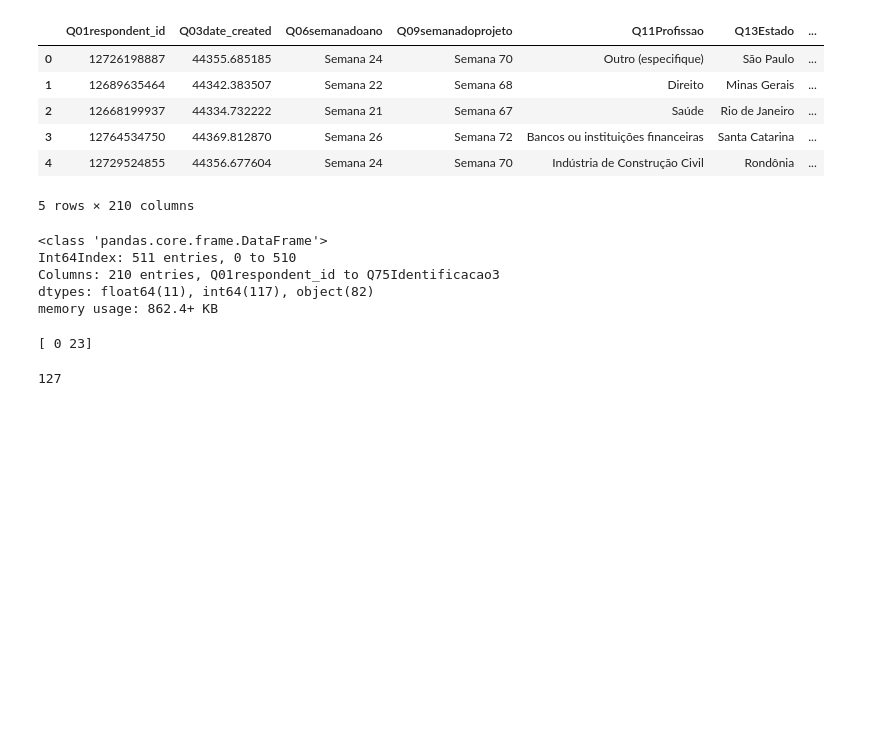
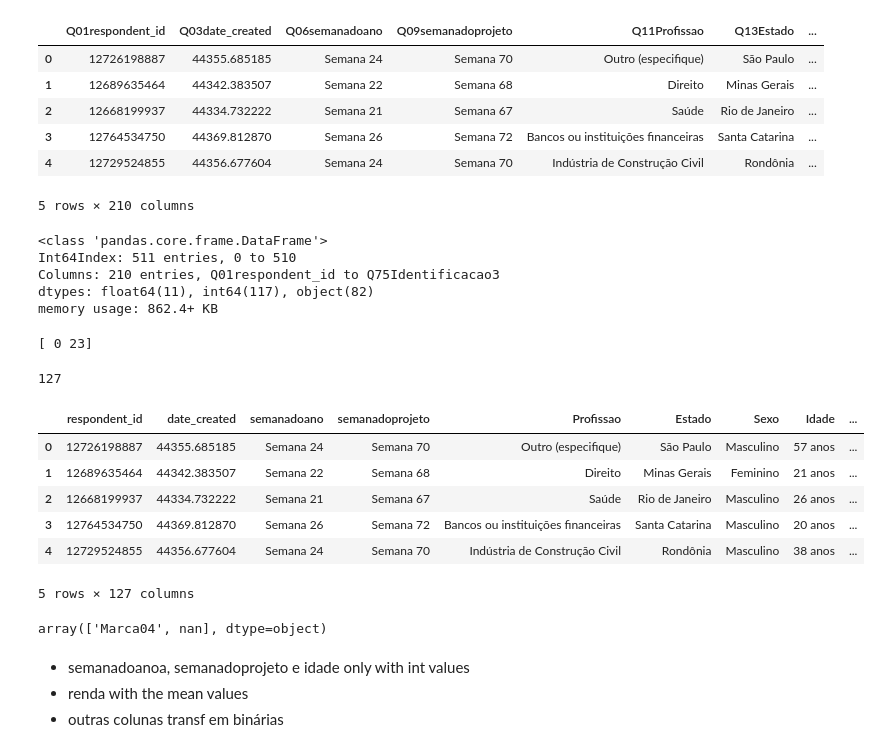
Before and after one commit to carolvieirav/Case_ILUMEO, a Jupyter notebook: Case_ILUMEO.ipynb, the cells around one changed output. Cells and saved outputs as stored; diff of their text form; code cells hidden in the pictures; blank space fills up the shorter version.

```diff
--- a/Case_ILUMEO.ipynb
+++ b/Case_ILUMEO.ipynb
@@ -38,3 +38,21 @@ len(df.columns)
 127
 # %%
 df = df.rename(columns=lambda x : re.sub('Q[0-9][0-9]','',x)) # renaming columns
+# %%
+df.head()
+# %% [output]
+|  | respondent_id | date_created | semanadoano | semanadoprojeto | Profissao | Estado | Sexo | Idade | ... |
+| 0 | 12726198887 | 44355.685185 | Semana 24 | Semana 70 | Outro (especifique) | São Paulo | Masculino | 57 anos | ... |
+| 1 | 12689635464 | 44342.383507 | Semana 22 | Semana 68 | Direito | Minas Gerais | Feminino | 21 anos | ... |
+| 2 | 12668199937 | 44334.732222 | Semana 21 | Semana 67 | Saúde | Rio de Janeiro | Masculino | 26 anos | ... |
+| 3 | 12764534750 | 44369.812870 | Semana 26 | Semana 72 | Bancos ou instituições financeiras | Santa Catarina | Masculino | 20 anos | ... |
+| 4 | 12729524855 | 44356.677604 | Semana 24 | Semana 70 | Indústria de Construção Civil | Rondônia | Masculino | 38 anos | ... |
+5 rows × 127 columns
+# %%
+df.AWMarca04.unique()
+# %% [output]
+array(['Marca04', nan], dtype=object)
+# %% [markdown]
+* semanadoanoa, semanadoprojeto e idade only with int values
+* renda with the mean values
+* outras colunas transf em binárias
```
